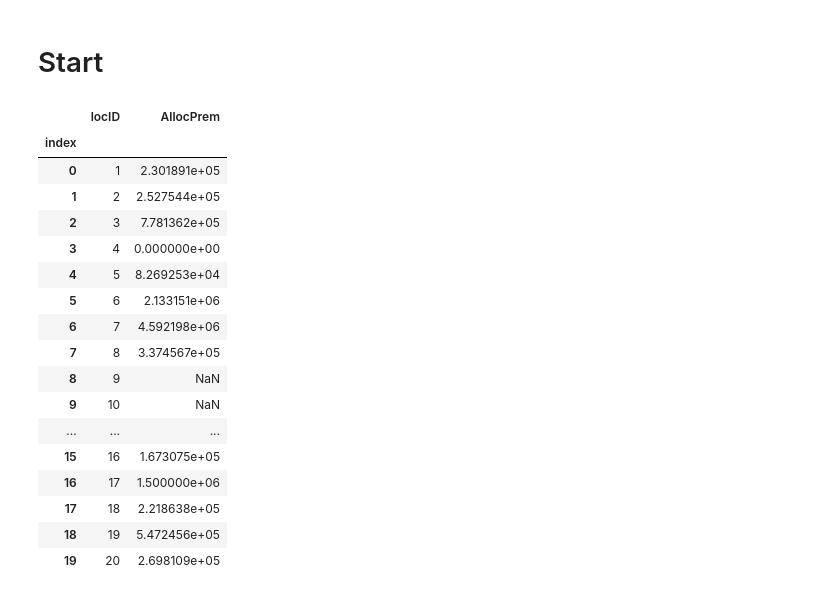
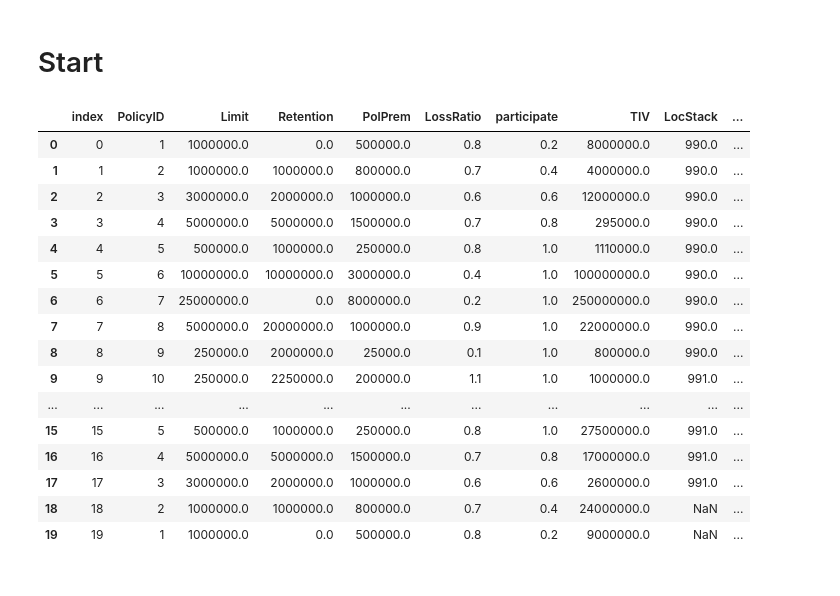
Before and after one commit to hoeun-sim-gc/migrate-repo-test, a Jupyter notebook: pat_dev_sql.ipynb, the cells around one changed output. Cells and saved outputs as stored; diff of their text form; code cells hidden in the pictures.

```diff
--- a/pat_dev_sql.ipynb
+++ b/pat_dev_sql.ipynb
@@ -81,52 +81,54 @@ import pandas as pd
 from pat_back import Psold
 # %%
 aoi_split = np.loadtxt(r"C:\_Working\PAT_20201019\debug\AOI_R.csv")
-df_psold = pd.read_csv("C:\_Working\PAT_20201019\debug\ISOt_2020.csv")
+df_psold = pd.read_csv("C:\_Working\PAT_20201019\debug\ISOt_2016.csv")
 df_psold = df_psold[(df_psold.COVG == 4) & (df_psold.SUBGRP == 4)][
     list(('RG','EG','AOCC',*[f'G{i}' for i in range(1, 12)]))]
 df_psold.columns=['RG', 'EG', 'OCC', *[f'W{i}' for i in range(1, 12)]]
 
-psold  = Psold(df_psold, aoi_split, 1.05, datetime(2020,12,31))
+psold  = Psold(df_psold, aoi_split, 1.035, datetime(2015,12,31))
 
 
 df_wts = pd.read_csv(r"C:\_Working\PAT_20201019\debug\psold_weight.csv").set_index('RG')
 df_wts.loc[1:39,['PremiumWeight']] = 0
 df_wts.loc[39,['PremiumWeight']] = 1
 
 DT = pd.read_csv("C:\_Working\PAT_20201019\debug\dt_2020.csv").iloc[:,:10].rename(columns={
             'polID': 'PolicyID',
             'rawTIV' : 'TIV',
             'limit' : 'Limit',
             'prem' : 'PolPrem',
             'SIRD':'Retention',
             'LR': 'LossRatio',
             'stack': 'LocStack',
             'rtG': 'RatingGroup'
         })
 DT.reset_index(inplace= True, drop=True)
 DT.reset_index(inplace=True)
 
-# # df_hpr = pd.read_csv("C:\_Working\PAT_20201019\debug\HPRBlend.csv") if hpr else None
+# # # df_hpr = pd.read_csv("C:\_Working\PAT_20201019\debug\HPRBlend.csv") if hpr else None
 
-# # DT = DT.sort_values('polDed')#.reset_index(drop=True)
-df = psold.pat(DT, df_wts, avg_acc_date=datetime(2023,1,1), addt_cvg=0.5)
-df.set_index('index').sort_index()[['locID','AllocPrem']]
+
+
+# # # DT = DT.sort_values('polDed')#.reset_index(drop=True)
+# df = psold.pat(DT, df_wts, avg_acc_date=datetime(2023,1,1), addt_cvg=0.5)
+# df.set_index('index').sort_index()[['locID','AllocPrem']]
+DT
 # %% [output]
-|  | locID | AllocPrem |
-| index |  |  |
-| 0 | 1 | 2.301891e+05 |
-| 1 | 2 | 2.527544e+05 |
-| 2 | 3 | 7.781362e+05 |
-| 3 | 4 | 0.000000e+00 |
-| 4 | 5 | 8.269253e+04 |
-| 5 | 6 | 2.133151e+06 |
-| 6 | 7 | 4.592198e+06 |
-| 7 | 8 | 3.374567e+05 |
-| 8 | 9 | NaN |
-| 9 | 10 | NaN |
-| ... | ... | ... |
-| 15 | 16 | 1.673075e+05 |
-| 16 | 17 | 1.500000e+06 |
-| 17 | 18 | 2.218638e+05 |
-| 18 | 19 | 5.472456e+05 |
-| 19 | 20 | 2.698109e+05 |
+|  | index | PolicyID | Limit | Retention | PolPrem | LossRatio | participate | TIV | LocStack | ... |
+| 0 | 0 | 1 | 1000000.0 | 0.0 | 500000.0 | 0.8 | 0.2 | 8000000.0 | 990.0 | ... |
+| 1 | 1 | 2 | 1000000.0 | 1000000.0 | 800000.0 | 0.7 | 0.4 | 4000000.0 | 990.0 | ... |
+| 2 | 2 | 3 | 3000000.0 | 2000000.0 | 1000000.0 | 0.6 | 0.6 | 12000000.0 | 990.0 | ... |
+| 3 | 3 | 4 | 5000000.0 | 5000000.0 | 1500000.0 | 0.7 | 0.8 | 295000.0 | 990.0 | ... |
+| 4 | 4 | 5 | 500000.0 | 1000000.0 | 250000.0 | 0.8 | 1.0 | 1110000.0 | 990.0 | ... |
+| 5 | 5 | 6 | 10000000.0 | 10000000.0 | 3000000.0 | 0.4 | 1.0 | 100000000.0 | 990.0 | ... |
+| 6 | 6 | 7 | 25000000.0 | 0.0 | 8000000.0 | 0.2 | 1.0 | 250000000.0 | 990.0 | ... |
+| 7 | 7 | 8 | 5000000.0 | 20000000.0 | 1000000.0 | 0.9 | 1.0 | 22000000.0 | 990.0 | ... |
+| 8 | 8 | 9 | 250000.0 | 2000000.0 | 25000.0 | 0.1 | 1.0 | 800000.0 | 990.0 | ... |
+| 9 | 9 | 10 | 250000.0 | 2250000.0 | 200000.0 | 1.1 | 1.0 | 1000000.0 | 991.0 | ... |
+| ... | ... | ... | ... | ... | ... | ... | ... | ... | ... | ... |
+| 15 | 15 | 5 | 500000.0 | 1000000.0 | 250000.0 | 0.8 | 1.0 | 27500000.0 | 991.0 | ... |
+| 16 | 16 | 4 | 5000000.0 | 5000000.0 | 1500000.0 | 0.7 | 0.8 | 17000000.0 | 991.0 | ... |
+| 17 | 17 | 3 | 3000000.0 | 2000000.0 | 1000000.0 | 0.6 | 0.6 | 2600000.0 | 991.0 | ... |
+| 18 | 18 | 2 | 1000000.0 | 1000000.0 | 800000.0 | 0.7 | 0.4 | 24000000.0 | NaN | ... |
+| 19 | 19 | 1 | 1000000.0 | 0.0 | 500000.0 | 0.8 | 0.2 | 9000000.0 | NaN | ... |
```
Also changed, not shown: parts of 8 cells of this notebook, 1 other file.
